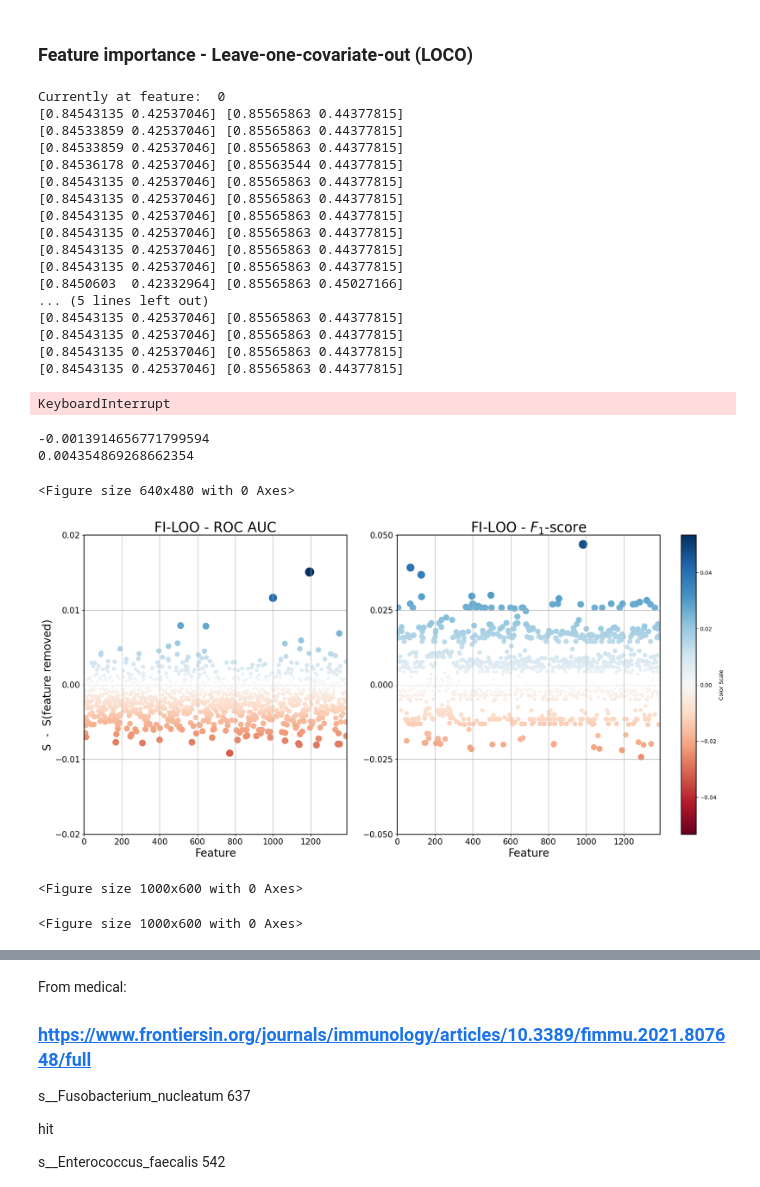
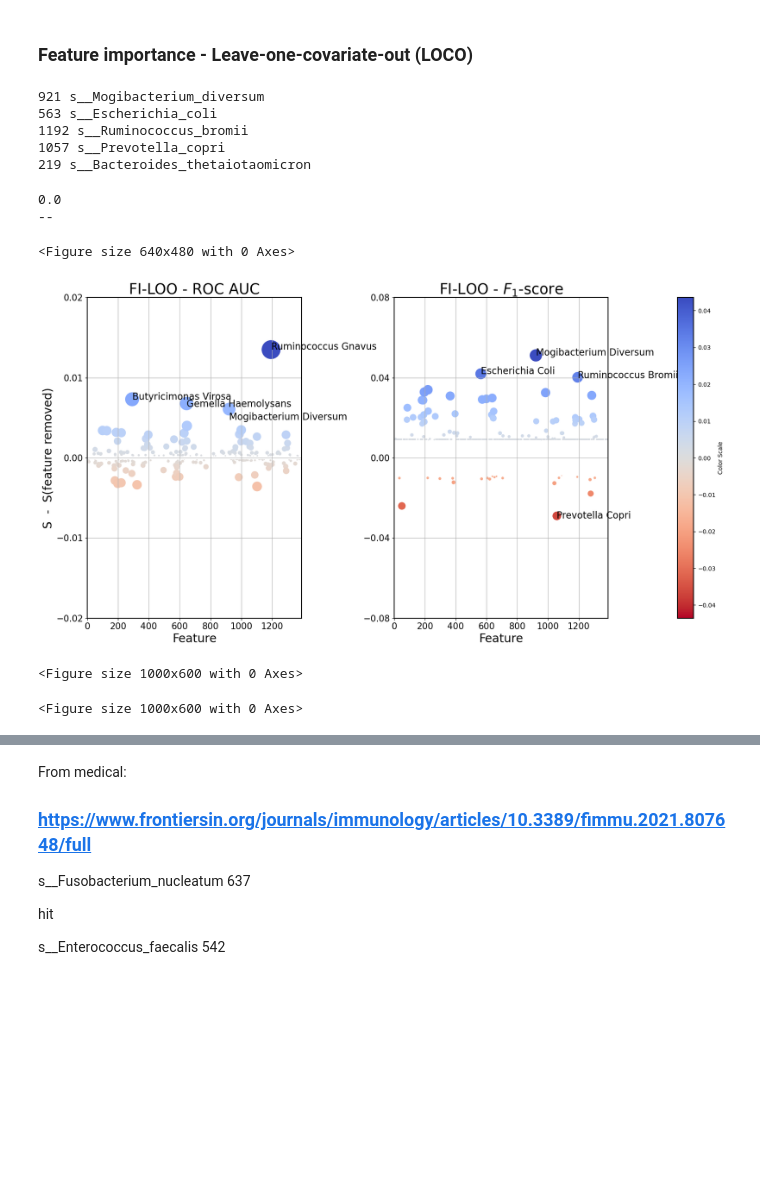
Before and after one commit to LenMetz/TabPFN-medical, a Jupyter notebook: interpretability.ipynb, the cells around one changed output, grey strips where cells are left out. Cells and saved outputs as stored; diff of their text form; code cells hidden in the pictures; blank space fills up the shorter version.

Commit message:
more iml, more tests

```diff
--- a/interpretability.ipynb
+++ b/interpretability.ipynb
@@ -122,18 +118,21 @@ for f in fs:# range(0,3):#(750,1391):
         if (reducer.feature_indices==0).nonzero()[0]>=100:
             np.insert(reducer.feature_indices, 0, 0)
 
-        X_train, X_test = reducer.transform(X_train), reducer.transform(X_test)
-
-        results_all += small_eval(model, X_train, y_train, X_test,y_test)
+        X_train_red, X_test_red = reducer.transform(X_train), reducer.transform(X_test)
+        results_all += small_eval(model, X_train_red, y_train, X_test_red,y_test)
 
         # remove feature
         med = np.mean(np.concatenate((X_train[:,0],X_test[:,0]),axis=0))
         imp_train = np.abs(np.random.normal(0,med, size=(X_train.shape[0])))
         imp_test = np.abs(np.random.normal(0,med, size=(X_test.shape[0])))
-        X_train[:,0] = imp_train
-        X_test[:,0] = imp_test
+        X_train[:,0] = 0
+        X_test[:,0] = 0
 
-        loco_results_all += small_eval(model, X_train, y_train, X_test,y_test)
+        X_train = 1/np.mean(X_train, axis=1,keepdims=True)*X_train
+        X_test = 1/np.mean(X_test, axis=1,keepdims=True)*X_test
+        X_train_red, X_test_red = reducer.transform(X_train), reducer.transform(X_test)
+
+        loco_results_all += small_eval(model, X_train_red, y_train, X_test_red,y_test)
     loco_results = loco_results_all/runs
     results= results_all/runs
     #print(results, loco_results)
@@ -150,25 +149,17 @@ if not os.path.exists(directory):
 if save:
     np.save(f"results/{red_name}/extranew3_rocs1.npy", rocs)
     np.save(f"results/{red_name}/extranew3_f1s1.npy", f1s)
-# %% [output]
-Currently at feature:  0
-[0.84543135 0.42537046] [0.85565863 0.44377815]
-[0.84533859 0.42537046] [0.85565863 0.44377815]
-[0.84533859 0.42537046] [0.85565863 0.44377815]
-[0.84536178 0.42537046] [0.85563544 0.44377815]
-[0.84543135 0.42537046] [0.85565863 0.44377815]
-[0.84543135 0.42537046] [0.85565863 0.44377815]
-[0.84543135 0.42537046] [0.85565863 0.44377815]
-[0.84543135 0.42537046] [0.85565863 0.44377815]
-[0.84543135 0.42537046] [0.85565863 0.44377815]
-[0.84543135 0.42537046] [0.85565863 0.44377815]
-[0.8450603  0.42332964] [0.85565863 0.45027166]
-... (5 lines left out)
-[0.84543135 0.42537046] [0.85565863 0.44377815]
-[0.84543135 0.42537046] [0.85565863 0.44377815]
-[0.84543135 0.42537046] [0.85565863 0.44377815]
-[0.84543135 0.42537046] [0.85565863 0.44377815]
-KeyboardInterrupt
+# %%
+file1 = np.load(f"results/{red_name}/extranew6_rocs1.npy")
+for i in range(5):
+    b = bacteria_names[best[i]]
+    print(best[i], b)
+# %% [output]
+921 s__Mogibacterium_diversum
+563 s__Escherichia_coli
+1192 s__Ruminococcus_bromii
+1057 s__Prevotella_copri
+219 s__Bacteroides_thetaiotaomicron
 # %%
 fs = [44,1240,1000,1031,257,637, 1063]
 names = ["ROC AUC", r"$F_1$-score"]
@@ -177,43 +168,47 @@ gridspec = {'width_ratios': [1, 1]}
 mpl.rcParams['axes.linewidth'] = 1.5
 
 plt.subplots_adjust(hspace=30)
 fig, ax = plt.subplots(1,2,figsize=(20,10), dpi=100, gridspec_kw=gridspec)
 for ii, m in enumerate(["rocs", "f1s"]):
     red_name ="fi-loco"
-    file1 = np.load(f"results/{red_name}/extranew4_{m}1.npy")
+    file1 = np.load(f"results/{red_name}/extranew6_{m}1.npy")
     #ile2 = np.load(f"results/{red_name}/extranew_{m}2.npy")
     full = file1#np.concatenate((file1, file2), axis=0)
+    best = np.argsort(np.abs(full-np.mean(full)))[::-1]
+    for i in range(4):
+        b = bacteria_names[best[i]][3:].replace("_"," ").title()
+        ax[ii].annotate(b, (np.arange(full.shape[0])[best[i]], full[best[i]]-i**3*0.00005), fontsize=16)
     full = np.ma.masked_where(full==0,full)
     print(np.median(full))
     plt.figure(figsize=(10,6), dpi=100)
     #plt.hist(full, bins=100)
-    cmap = mpl.cm.get_cmap("RdBu").copy()
+    cmap = mpl.cm.get_cmap("coolwarm_r").copy()
     cmap.set_bad(color='black')
-    size = (np.abs(full)-np.min(np.abs(full)))/(np.max(np.abs(full))-np.min(np.abs(full)))*2.5e2
-    a = ax[ii].scatter(np.arange(full.shape[0]),full, c=full, norm=mpl.colors.CenteredNorm(), cmap=cmap, s=1+size, marker="o")
+    size = (np.abs(full)-np.mean(np.abs(full)))/np.std(np.abs(full))*50
+    a = ax[ii].scatter(np.arange(full.shape[0]),full, c=full-np.mean(full), norm=mpl.colors.CenteredNorm(), cmap=cmap, s=1+size, marker="o")
     #plt.scatter(fs,full[fs], c=full[fs]-np.mean(full[fs]), norm=mpl.colors.CenteredNorm(), cmap=cmap, s=1+np.abs(full[fs]-np.mean(full[fs]))*1e4, marker="o")
     ax[ii].set_xlabel("Feature", fontsize=20)
     ax[ii].set_xlim(0,full.shape[0])
     #plt.ylim(-0.1,0.1)
     ax[ii].grid()
     ax[ii].set_title(f"FI-LOO - {names[ii]}", fontsize=25)
 ax[0].set_ylim(-0.02,0.02)
-ax[1].set_ylim(-0.05,0.05)
+ax[1].set_ylim(-0.08,0.08)
 ax[0].set_yticks([-0.02,-0.01,0.0,0.01,0.02])
-ax[1].set_yticks([-0.05,-0.025,0.0,0.025,0.05])
+ax[1].set_yticks([-0.08,-0.04,0.0,0.04,0.08])
 ax[0].tick_params(axis='both', labelsize=15)
 ax[1].tick_params(axis='both', labelsize=15)
 fig.tight_layout(pad=5)
 ax[0].set_ylabel(f"S  -  S(feature removed)", fontsize=20)
-cbar = fig.colorbar(a, ax=ax, location='right', shrink=1, pad=0.03)
+cbar = fig.colorbar(a, ax=ax, location='right', shrink=1, pad=0.1)
 cbar.set_label("Color Scale")
 fig.savefig(f"results/plots/feature_importance_both.eps", bbox_inches='tight')
 fig.show()
 # %% [output]
--0.0013914656771799594
-0.004354869268662354
+0.0
+--
 <Figure size 640x480 with 0 Axes>
-[figure, old version]
+[figure, new version]
 <Figure size 1000x600 with 0 Axes>
 <Figure size 1000x600 with 0 Axes>
 # %%
```
Also changed, not shown: parts of 9 cells of this notebook, 44 other files.
